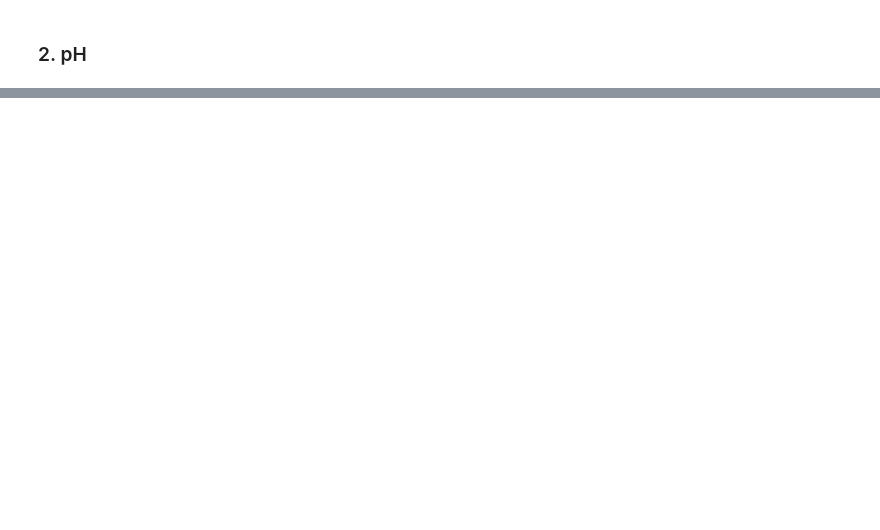
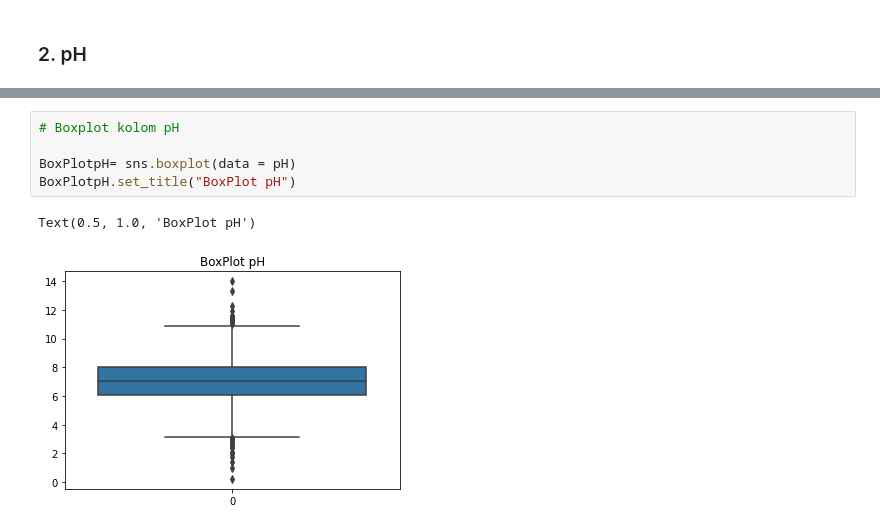
Before and after one commit to TubesForLyfe/ProbStat, a Jupyter notebook: src/main.ipynb, the cells around one changed output, grey strips where cells are left out. Cells and saved outputs as stored; diff of their text form; blank space fills up the shorter version.

```diff
--- a/src/main.ipynb
+++ b/src/main.ipynb
@@ -614,0 +300,8 @@ array([[<AxesSubplot:xlabel='id', ylabel='id'>,
+# %%
+# Boxplot kolom pH
+
+BoxPlotpH= sns.boxplot(data = pH)
+BoxPlotpH.set_title("BoxPlot pH")
+# %% [output]
+Text(0.5, 1.0, 'BoxPlot pH')
+[figure, added]
```
Also changed, not shown: parts of 92 cells of this notebook.
